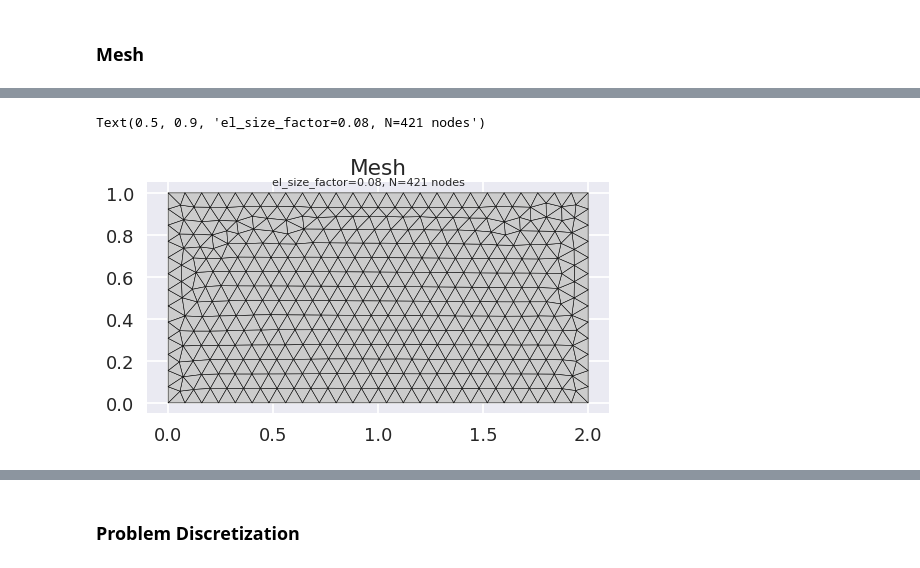
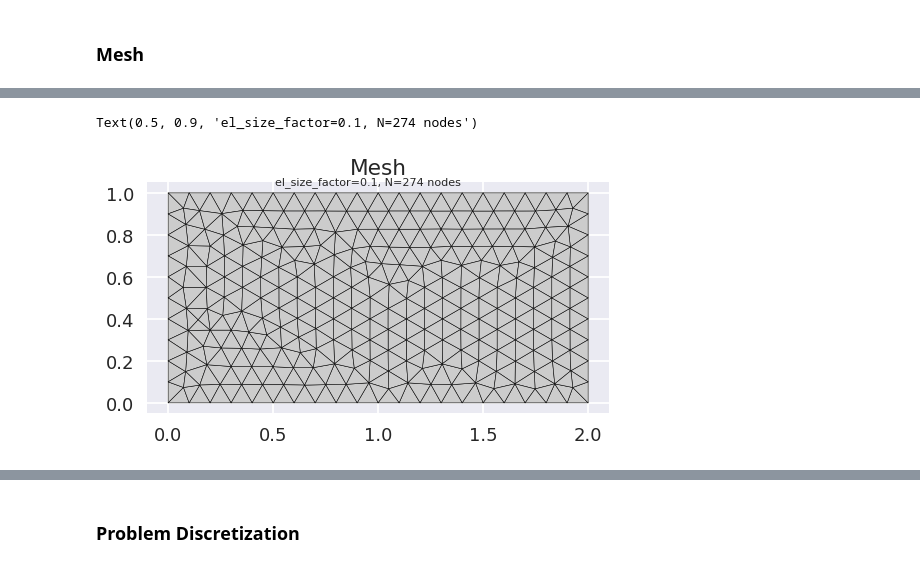
Before and after one commit to RicardoRG73/GFDM-Interfaces, a Jupyter notebook: Examples/ex6.ipynb, the cells around one changed output, grey strips where cells are left out. Drawn from its saved outputs; the diff is of its cells as text; code cells hidden in the pictures.

```diff
--- a/Examples/ex6.ipynb
+++ b/Examples/ex6.ipynb
@@ -60,7 +60,7 @@ Text(0.5, 1.0, 'Geometry')
 # %% [markdown]
 ### Mesh
 # %%
-mesh = cfm.GmshMesh(g,el_size_factor=0.08)
+mesh = cfm.GmshMesh(g,el_size_factor=0.1)
 
 coords, edof, dofs, bdofs, elementmarkers = mesh.create()
 verts, faces, vertices_per_face, is_3d = cfv.ce2vf(
@@ -85,5 +85,5 @@ Warning : Skipping unknown option '--f=/run/user/1000/jupyter/runtime/kernel-v34
-Text(0.5, 0.9, 'el_size_factor=0.08, N=421 nodes')
+Text(0.5, 0.9, 'el_size_factor=0.1, N=274 nodes')
-[figure, old version]
+[figure, new version]
 # %%
 # nodes
 left_nodes = np.asarray(bdofs[left]) - 1
```
Also changed, not shown: parts of 5 cells of this notebook, 4 other files.
